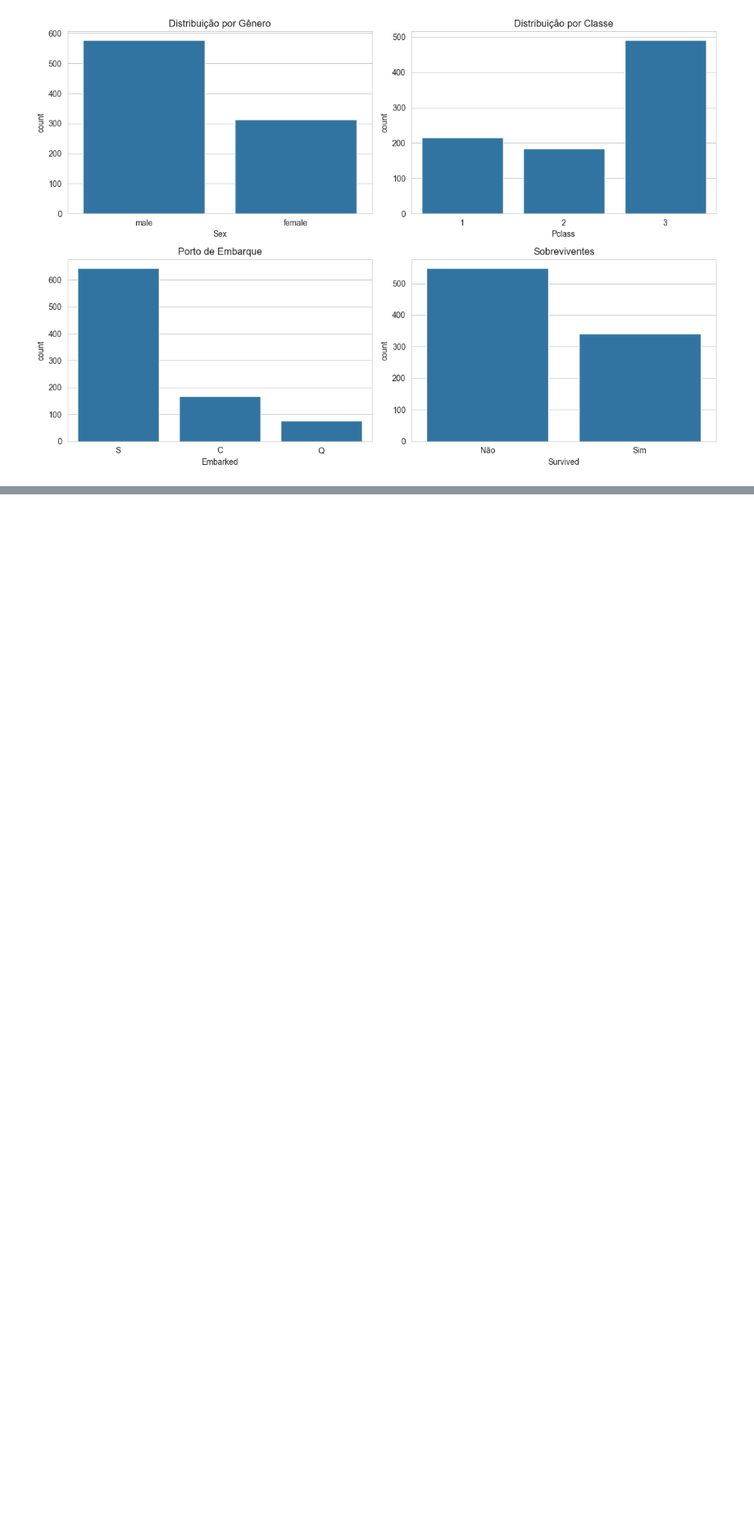
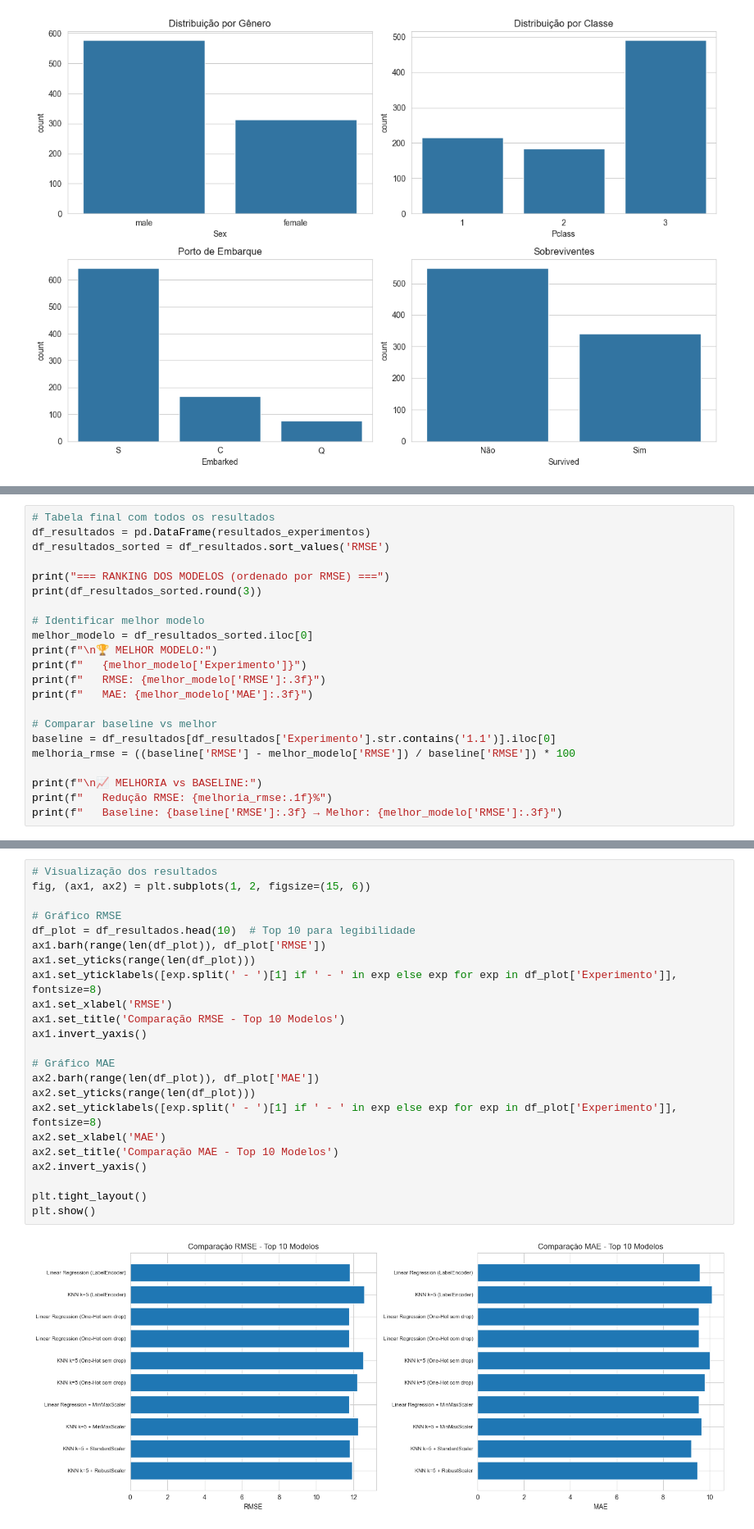
Before and after one commit to brunoritter/iaml1, a Jupyter notebook: notebook.ipynb, the cells around one changed output, grey strips where cells are left out. Shown at 82% size. Saved outputs shown, nothing was run; the diff lists cells and outputs as text; blank space fills up the shorter version.

```diff
--- a/notebook.ipynb
+++ b/notebook.ipynb
@@ -287,0 +464,22 @@ plt.show()
+# %%
+# Tabela final com todos os resultados
+df_resultados = pd.DataFrame(resultados_experimentos)
+df_resultados_sorted = df_resultados.sort_values('RMSE')
+
+print("=== RANKING DOS MODELOS (ordenado por RMSE) ===")
+print(df_resultados_sorted.round(3))
+
+# Identificar melhor modelo
+melhor_modelo = df_resultados_sorted.iloc[0]
+print(f"\n🏆 MELHOR MODELO:")
+print(f"   {melhor_modelo['Experimento']}")
+print(f"   RMSE: {melhor_modelo['RMSE']:.3f}")
+print(f"   MAE: {melhor_modelo['MAE']:.3f}")
+
+# Comparar baseline vs melhor
+baseline = df_resultados[df_resultados['Experimento'].str.contains('1.1')].iloc[0]
+melhoria_rmse = ((baseline['RMSE'] - melhor_modelo['RMSE']) / baseline['RMSE']) * 100
+
+print(f"\n📈 MELHORIA vs BASELINE:")
+print(f"   Redução RMSE: {melhoria_rmse:.1f}%")
+print(f"   Baseline: {baseline['RMSE']:.3f} → Melhor: {melhor_modelo['RMSE']:.3f}")
@@ -287,0 +504,25 @@ plt.show()
+# %%
+# Visualização dos resultados
+fig, (ax1, ax2) = plt.subplots(1, 2, figsize=(15, 6))
+
+# Gráfico RMSE
+df_plot = df_resultados.head(10)  # Top 10 para legibilidade
+ax1.barh(range(len(df_plot)), df_plot['RMSE'])
+ax1.set_yticks(range(len(df_plot)))
+ax1.set_yticklabels([exp.split(' - ')[1] if ' - ' in exp else exp for exp in df_plot['Experimento']], fontsize=8)
+ax1.set_xlabel('RMSE')
+ax1.set_title('Comparação RMSE - Top 10 Modelos')
+ax1.invert_yaxis()
+
+# Gráfico MAE
+ax2.barh(range(len(df_plot)), df_plot['MAE'])
+ax2.set_yticks(range(len(df_plot)))
+ax2.set_yticklabels([exp.split(' - ')[1] if ' - ' in exp else exp for exp in df_plot['Experimento']], fontsize=8)
+ax2.set_xlabel('MAE')
+ax2.set_title('Comparação MAE - Top 10 Modelos')
+ax2.invert_yaxis()
+
+plt.tight_layout()
+plt.show()
+# %% [output]
+[figure, added]
```
Also changed, not shown: parts of 22 cells of this notebook.
